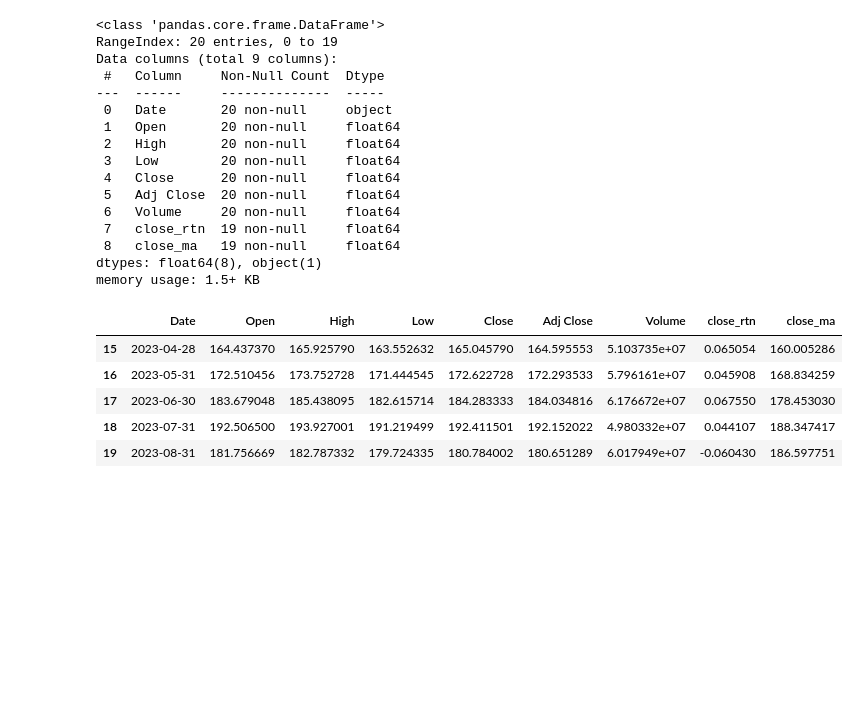
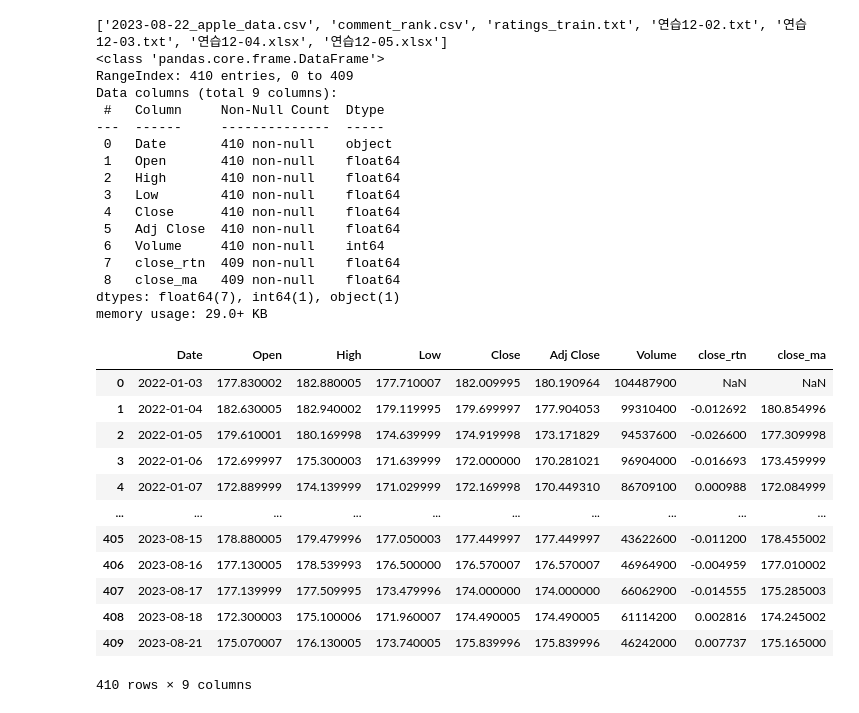
Before and after one commit to leadline42/lecture-bda-visaulization-python, a Jupyter notebook: Lecture05/Lecture05_02.ipynb, the cells around one changed output. Cells and saved outputs as stored; diff of their text form; code cells hidden in the pictures; blank space fills up the shorter version.

```diff
--- a/Lecture05/Lecture05_02.ipynb
+++ b/Lecture05/Lecture05_02.ipynb
@@ -12,33 +12,42 @@ import os, pendulum
 # %%
 # apple_data파일 불러오기
 file_path = './Data02/'
-file_date = pendulum.now().to_date_string()
-file_name = 'apple_data.csv'
+file_list = os.listdir(file_path)
+print(file_list)
+file_name = file_list[0]
 
-df_rawdata_stock_apple = pd.read_csv(file_path+file_date+'_'+file_name)
+df_rawdata_stock_apple = pd.read_csv(file_path+file_name)
 df_rawdata_stock_apple.info()
-df_rawdata_stock_apple.tail()
+df_rawdata_stock_apple
 # %% [output]
+['2023-08-22_apple_data.csv', 'comment_rank.csv', 'ratings_train.txt', '연습12-02.txt', '연습12-03.txt', '연습12-04.xlsx', '연습12-05.xlsx']
 <class 'pandas.core.frame.DataFrame'>
-RangeIndex: 20 entries, 0 to 19
+RangeIndex: 410 entries, 0 to 409
 Data columns (total 9 columns):
  #   Column     Non-Null Count  Dtype
 ---  ------     --------------  -----
- 0   Date       20 non-null     object
- 1   Open       20 non-null     float64
- 2   High       20 non-null     float64
- 3   Low        20 non-null     float64
- 4   Close      20 non-null     float64
- 5   Adj Close  20 non-null     float64
- 6   Volume     20 non-null     float64
- 7   close_rtn  19 non-null     float64
- 8   close_ma   19 non-null     float64
-dtypes: float64(8), object(1)
-memory usage: 1.5+ KB
+ 0   Date       410 non-null    object
+ 1   Open       410 non-null    float64
+ 2   High       410 non-null    float64
+ 3   Low        410 non-null    float64
+ 4   Close      410 non-null    float64
+ 5   Adj Close  410 non-null    float64
+ 6   Volume     410 non-null    int64
+ 7   close_rtn  409 non-null    float64
+ 8   close_ma   409 non-null    float64
+dtypes: float64(7), int64(1), object(1)
+memory usage: 29.0+ KB
 |  | Date | Open | High | Low | Close | Adj Close | Volume | close_rtn | close_ma |
-| 15 | 2023-04-28 | 164.437370 | 165.925790 | 163.552632 | 165.045790 | 164.595553 | 5.103735e+07 | 0.065054 | 160.005286 |
-| 16 | 2023-05-31 | 172.510456 | 173.752728 | 171.444545 | 172.622728 | 172.293533 | 5.796161e+07 | 0.045908 | 168.834259 |
-| 17 | 2023-06-30 | 183.679048 | 185.438095 | 182.615714 | 184.283333 | 184.034816 | 6.176672e+07 | 0.067550 | 178.453030 |
-| 18 | 2023-07-31 | 192.506500 | 193.927001 | 191.219499 | 192.411501 | 192.152022 | 4.980332e+07 | 0.044107 | 188.347417 |
-| 19 | 2023-08-31 | 181.756669 | 182.787332 | 179.724335 | 180.784002 | 180.651289 | 6.017949e+07 | -0.060430 | 186.597751 |
+| 0 | 2022-01-03 | 177.830002 | 182.880005 | 177.710007 | 182.009995 | 180.190964 | 104487900 | NaN | NaN |
+| 1 | 2022-01-04 | 182.630005 | 182.940002 | 179.119995 | 179.699997 | 177.904053 | 99310400 | -0.012692 | 180.854996 |
+| 2 | 2022-01-05 | 179.610001 | 180.169998 | 174.639999 | 174.919998 | 173.171829 | 94537600 | -0.026600 | 177.309998 |
+| 3 | 2022-01-06 | 172.699997 | 175.300003 | 171.639999 | 172.000000 | 170.281021 | 96904000 | -0.016693 | 173.459999 |
+| 4 | 2022-01-07 | 172.889999 | 174.139999 | 171.029999 | 172.169998 | 170.449310 | 86709100 | 0.000988 | 172.084999 |
+| ... | ... | ... | ... | ... | ... | ... | ... | ... | ... |
+| 405 | 2023-08-15 | 178.880005 | 179.479996 | 177.050003 | 177.449997 | 177.449997 | 43622600 | -0.011200 | 178.455002 |
+| 406 | 2023-08-16 | 177.130005 | 178.539993 | 176.500000 | 176.570007 | 176.570007 | 46964900 | -0.004959 | 177.010002 |
+| 407 | 2023-08-17 | 177.139999 | 177.509995 | 173.479996 | 174.000000 | 174.000000 | 66062900 | -0.014555 | 175.285003 |
+| 408 | 2023-08-18 | 172.300003 | 175.100006 | 171.960007 | 174.490005 | 174.490005 | 61114200 | 0.002816 | 174.245002 |
+| 409 | 2023-08-21 | 175.070007 | 176.130005 | 173.740005 | 175.839996 | 175.839996 | 46242000 | 0.007737 | 175.165000 |
+410 rows × 9 columns
 # %%
```
Also changed, not shown: parts of 7 cells of this notebook, 9 other files.
